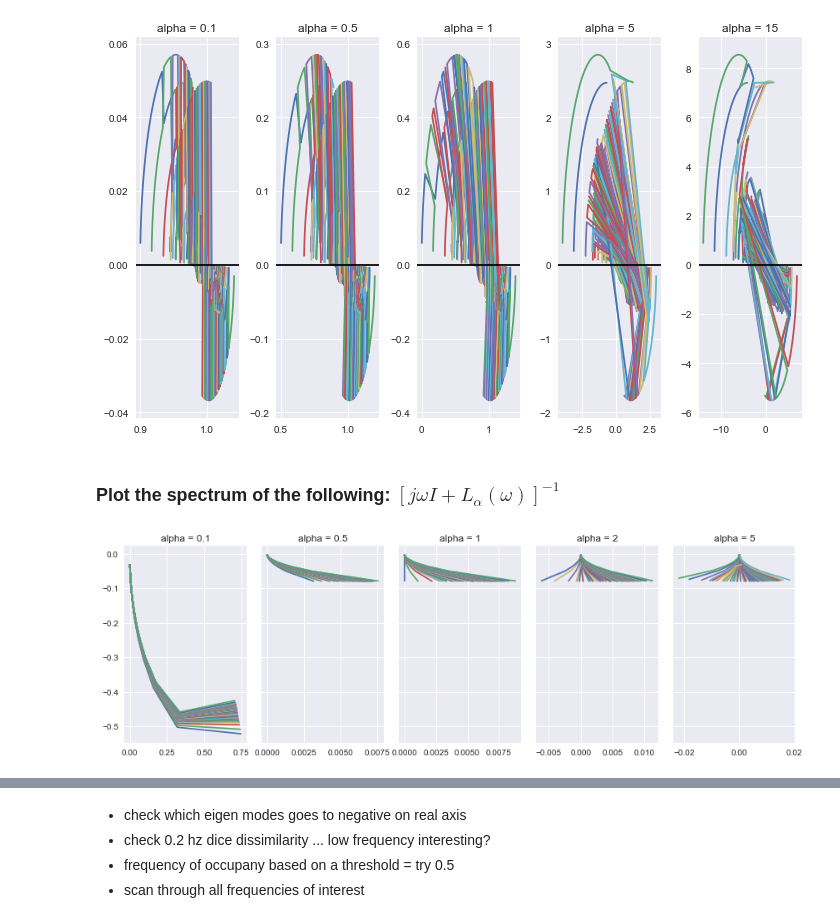
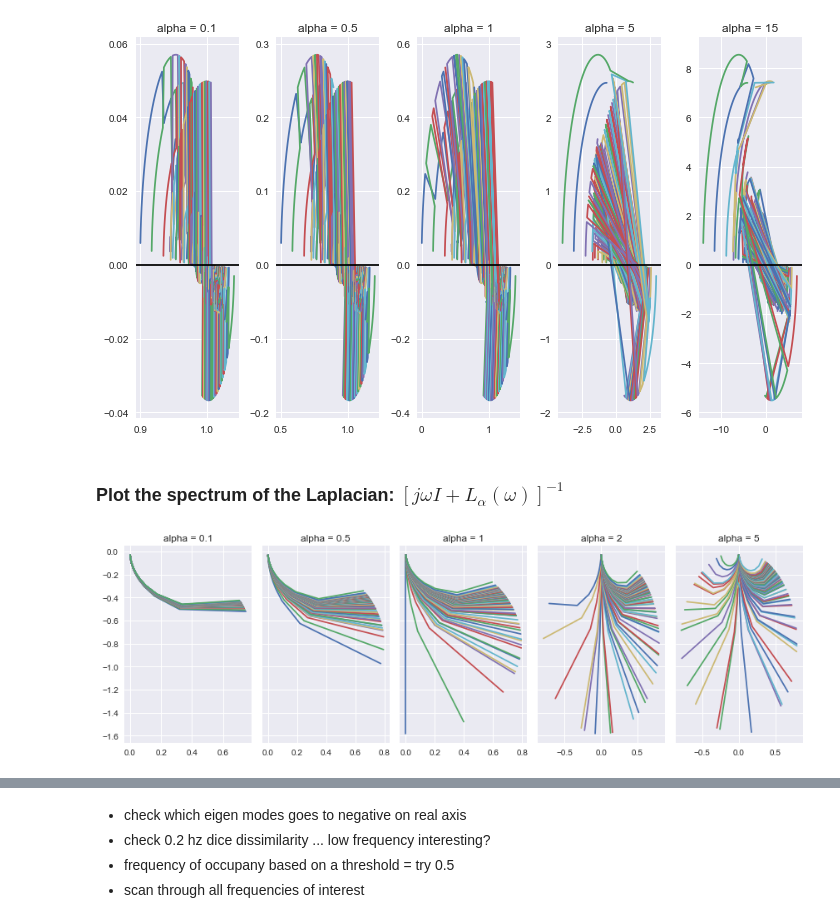
Before and after one commit to Raj-Lab-UCSF/spectrome, a Jupyter notebook: spectrome/notebooks/complex_laplacian/diffusive_laplacian.ipynb, the cells around one changed output, grey strips where cells are left out. Drawn from its saved outputs; the diff is of its cells as text; code cells hidden in the pictures.

```diff
--- a/spectrome/notebooks/complex_laplacian/diffusive_laplacian.ipynb
+++ b/spectrome/notebooks/complex_laplacian/diffusive_laplacian.ipynb
@@ -300,7 +300,7 @@ plt.tight_layout()
 ### Frequency spectrum of `SGM`
 # %%
 fig,(ax1,ax2,ax3,ax4,ax5) = plt.subplots(1,5, sharey = False, figsize = (10,6))
-default_params["alpha"] = 10
+default_params["alpha"] = 1
 default_params["speed"] = 0.5
 freq_model, frequency_response, ev, vv = runforward.run_forward(HCP_brain, default_params, fvec)
 ax1.plot(fvec, np.mean(functions.mag2db(np.abs(frequency_response)),1))
@@ -408,7 +408,7 @@ plt.tight_layout()
 # %% [output]
 [figure]
 # %% [markdown]
-### Plot the spectrum of the following: $[j\omega I + L_{\alpha}(\omega)]^{-1}$
+### Plot the spectrum of the Laplacian: $[j\omega I + L_{\alpha}(\omega)]^{-1}$
 # %%
 def basic_diffusive_laplacian(alpha, freqs, speed, C, D):
     nroi = C.shape[0]
@@ -444,31 +444,34 @@ def basic_diffusive_laplacian(alpha, freqs, speed, C, D):
 # %%
 fig_d,(d1,d2,d3,d4,d5) = plt.subplots(1,5, sharey = True, figsize = (12,4))
 default_params["speed"] = 10
 default_params["alpha"] = 0.1
 fullspectrum = basic_diffusive_laplacian(alpha = default_params["alpha"], freqs = fvlow, speed = default_params["speed"], C = HCP_brain.reducedConnectome,D = HCP_brain.distance_matrix)
 d1.plot(fullspectrum.real, fullspectrum.imag)
 d1.title.set_text("alpha = {}".format(default_params["alpha"]))
 
 default_params["alpha"] = 0.5
-fullspectrum = basic_diffusive_laplacian(alpha = default_params["alpha"], freqs = fvec, speed = default_params["speed"], C = HCP_brain.reducedConnectome,D = HCP_brain.distance_matrix)
+fullspectrum = basic_diffusive_laplacian(alpha = default_params["alpha"], freqs = fvlow, speed = default_params["speed"], C = HCP_brain.reducedConnectome,D = HCP_brain.distance_matrix)
 d2.plot(fullspectrum.real, fullspectrum.imag)
 d2.title.set_text("alpha = {}".format(default_params["alpha"]))
 
 default_params["alpha"] = 1
-fullspectrum = basic_diffusive_laplacian(alpha = default_params["alpha"], freqs = fvec, speed = default_params["speed"], C = HCP_brain.reducedConnectome,D = HCP_brain.distance_matrix)
+fullspectrum = basic_diffusive_laplacian(alpha = default_params["alpha"], freqs = fvlow, speed = default_params["speed"], C = HCP_brain.reducedConnectome,D = HCP_brain.distance_matrix)
 d3.plot(fullspectrum.real, fullspectrum.imag)
 d3.title.set_text("alpha = {}".format(default_params["alpha"]))
 
 default_params["alpha"] = 2
-fullspectrum = basic_diffusive_laplacian(alpha = default_params["alpha"], freqs = fvec, speed = default_params["speed"], C = HCP_brain.reducedConnectome,D = HCP_brain.distance_matrix)
+fullspectrum = basic_diffusive_laplacian(alpha = default_params["alpha"], freqs = fvlow, speed = default_params["speed"], C = HCP_brain.reducedConnectome,D = HCP_brain.distance_matrix)
 d4.plot(fullspectrum.real, fullspectrum.imag)
 d4.title.set_text("alpha = {}".format(default_params["alpha"]))
 
 default_params["alpha"] = 5
-fullspectrum = basic_diffusive_laplacian(alpha = default_params["alpha"], freqs = fvec, speed = default_params["speed"], C = HCP_brain.reducedConnectome,D = HCP_brain.distance_matrix)
+fullspectrum = basic_diffusive_laplacian(alpha = default_params["alpha"], freqs = fvlow, speed = default_params["speed"], C = HCP_brain.reducedConnectome,D = HCP_brain.distance_matrix)
 d5.plot(fullspectrum.real, fullspectrum.imag)
 d5.title.set_text("alpha = {}".format(default_params["alpha"]))
 
 plt.tight_layout()
+
+# save the figure:
+plt.savefig('figures/laplacian_diffusion_alpha.png', dpi = 300)
 # %% [output]
-[figure, old version]
+[figure, new version]
```
Also changed, not shown: parts of 5 cells of this notebook, 8 other files.
